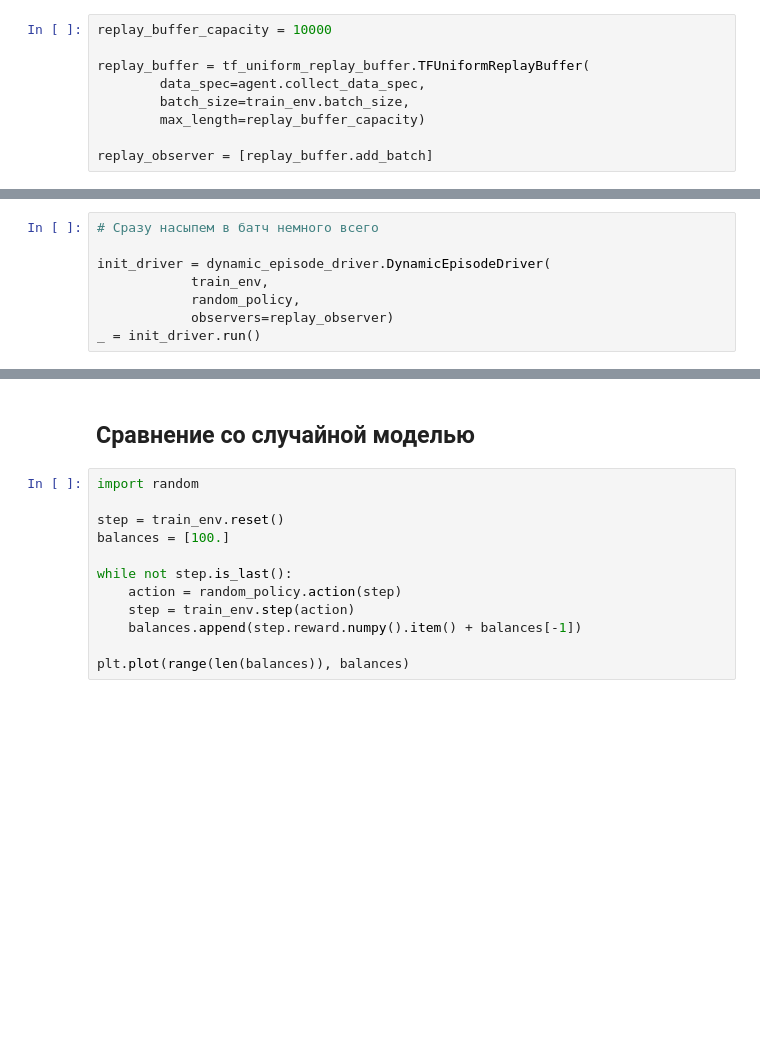
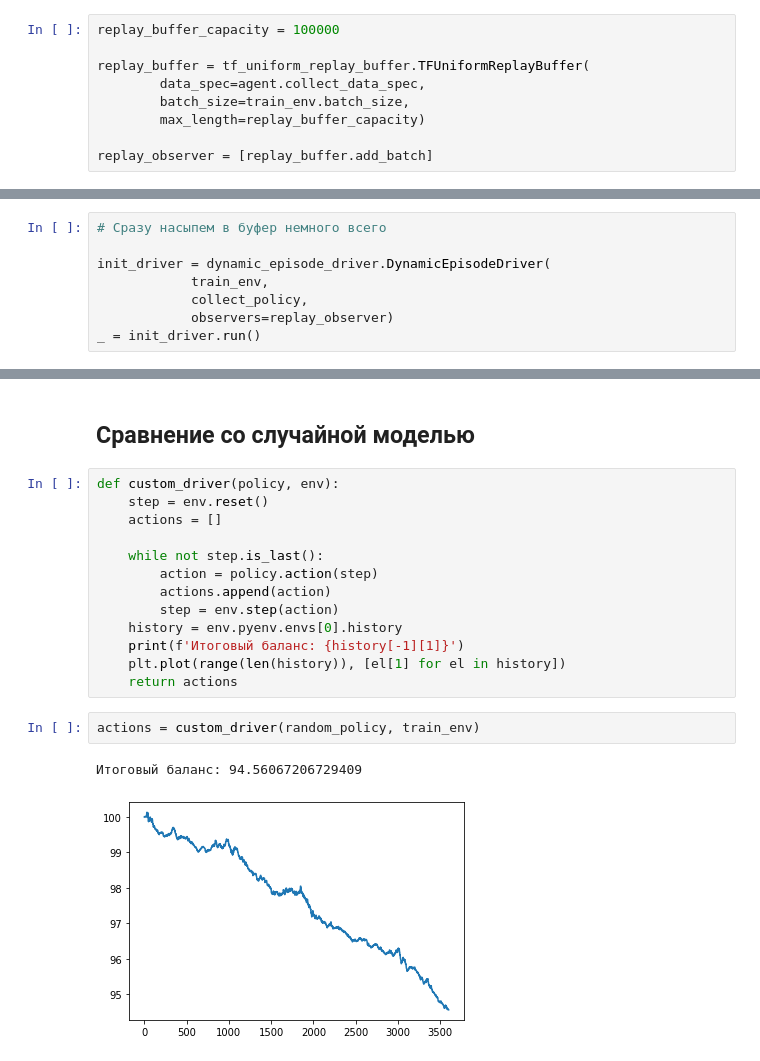
Before and after one commit to Markfryazino/Distonx, a Jupyter notebook: trash/dqn-learn.ipynb, the cells around one changed output, grey strips where cells are left out. Cells and saved outputs as stored; diff of their text form; blank space fills up the shorter version.

```diff
--- a/trash/dqn-learn.ipynb
+++ b/trash/dqn-learn.ipynb
@@ -79,7 +84,7 @@ random_policy = random_tf_policy.RandomTFPolicy(train_env.time_step_spec(),
 # %% [markdown]
 ## Replay buffer и драйвер
 # %%
-replay_buffer_capacity = 10000
+replay_buffer_capacity = 100000
 
 replay_buffer = tf_uniform_replay_buffer.TFUniformReplayBuffer(
         data_spec=agent.collect_data_spec,
@@ -120,11 +136,11 @@ print(f'Число шагов: {try_metrics[1].result().numpy()}')
 # %% [markdown]
 ## Обучение
 # %%
-# Сразу насыпем в батч немного всего
+# Сразу насыпем в буфер немного всего
 
 init_driver = dynamic_episode_driver.DynamicEpisodeDriver(
             train_env,
-            random_policy,
+            collect_policy,
             observers=replay_observer)
 _ = init_driver.run()
 # %%
@@ -149,14 +219,20 @@ for _ in tqdm_notebook(range(num_iterations)):
 # %% [markdown]
 ## Сравнение со случайной моделью
-# %%
-import random
-
-step = train_env.reset()
-balances = [100.]
-
-while not step.is_last():
-    action = random_policy.action(step)
-    step = train_env.step(action)
-    balances.append(step.reward.numpy().item() + balances[-1])
-
-plt.plot(range(len(balances)), balances)
+# %%
+def custom_driver(policy, env):
+    step = env.reset()
+    actions = []
+
+    while not step.is_last():
+        action = policy.action(step)
+        actions.append(action)
+        step = env.step(action)
+    history = env.pyenv.envs[0].history
+    print(f'Итоговый баланс: {history[-1][1]}')
+    plt.plot(range(len(history)), [el[1] for el in history])
+    return actions
+# %%
+actions = custom_driver(random_policy, train_env)
+# %% [output]
+Итоговый баланс: 94.56067206729409
+[figure, added]
```
Also changed, not shown: parts of 8 cells of this notebook, 2 other files.
